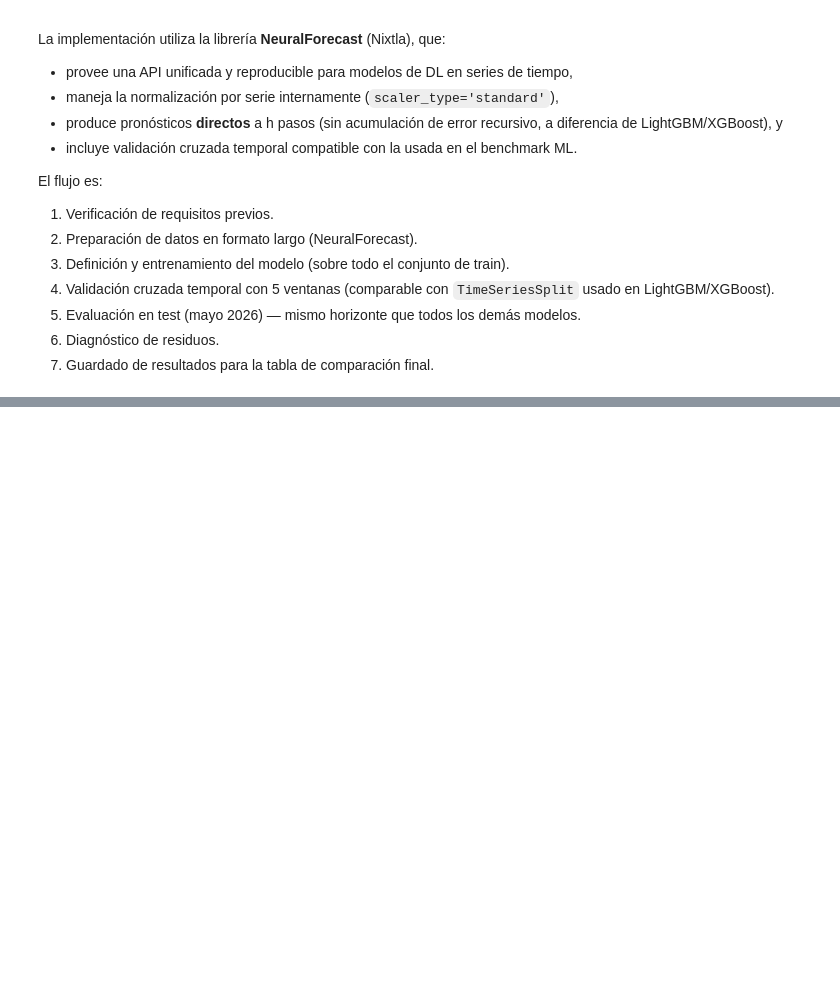
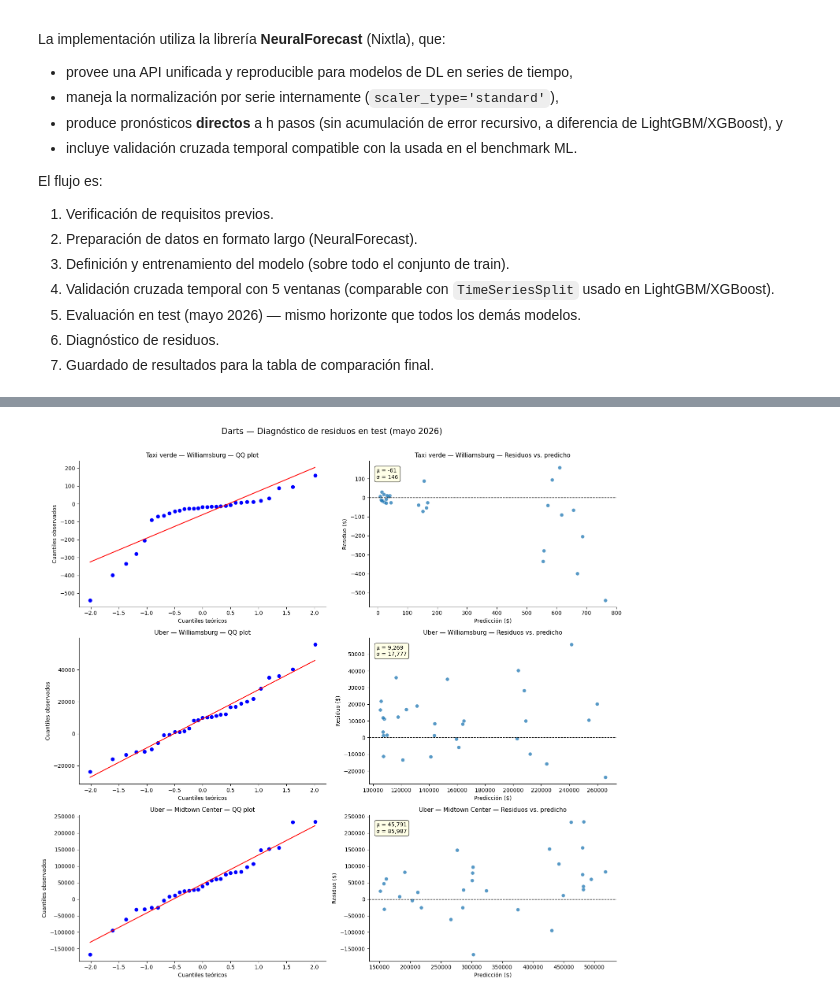
Before and after one commit to keivernunez/analisis_series_temporales_austral, a Jupyter notebook: TP2/AST_Script_TP2_Grupo2.ipynb, the cells around one changed output, grey strips where cells are left out. Saved outputs shown, nothing was run; the diff lists cells and outputs as text; code cells hidden in the pictures; blank space fills up the shorter version.

```diff
--- a/TP2/AST_Script_TP2_Grupo2.ipynb
+++ b/TP2/AST_Script_TP2_Grupo2.ipynb
@@ -3271,0 +4445,88 @@ Variables disponibles para la sección de comparación:
+# %%
+fig, axes = plt.subplots(
+    len(COLUMNAS_ORIGINALES),
+    2,
+    figsize=(15, 14)
+)
+
+fig.suptitle(
+    'Darts — Diagnóstico de residuos en test (mayo 2026)',
+    fontsize=15,
+    y=1.01
+)
+
+for i, (serie, titulo) in enumerate(
+    COLUMNAS_ORIGINALES.items()
+):
+
+    pred = predicciones_darts[serie]
+    real = df.loc[pred.index, serie]
+
+    residuos = real - pred
+
+    # ── QQ plot ──────────────────────────────────────────────────────────────
+    ax_qq = axes[i, 0]
+
+    scipy_stats.probplot(
+        residuos.values,
+        dist='norm',
+        plot=ax_qq
+    )
+
+    ax_qq.set_title(
+        f'{titulo} — QQ plot',
+        fontsize=11
+    )
+
+    ax_qq.set_xlabel('Cuantiles teóricos')
+    ax_qq.set_ylabel('Cuantiles observados')
+
+
+    # ── Residuos vs predicho ────────────────────────────────────────────────
+    ax_res = axes[i, 1]
+
+    ax_res.scatter(
+        pred.values,
+        residuos.values,
+        alpha=0.75,
+        s=45,
+        edgecolors='white',
+        linewidths=0.5
+    )
+
+    ax_res.axhline(
+        0,
+        color='black',
+        linestyle='--',
+        lw=1
+    )
+
+    ax_res.set_title(
+        f'{titulo} — Residuos vs. predicho',
+        fontsize=11
+    )
+
+    ax_res.set_xlabel('Predicción ($)')
+    ax_res.set_ylabel('Residuo ($)')
+
+    ax_res.annotate(
+        f'μ = {residuos.mean():,.0f}\n'
+        f'σ = {residuos.std():,.0f}',
+        xy=(0.03, 0.95),
+        xycoords='axes fraction',
+        va='top',
+        fontsize=10,
+        bbox=dict(
+            boxstyle='round,pad=0.35',
+            facecolor='lightyellow',
+            alpha=0.75
+        )
+    )
+
+    for ax in (ax_qq, ax_res):
+        ax.spines[['top', 'right']].set_visible(False)
+
+plt.tight_layout()
+plt.show()
+# %% [output]
+[figure, added]
```
Also changed, not shown: parts of 99 cells of this notebook.
